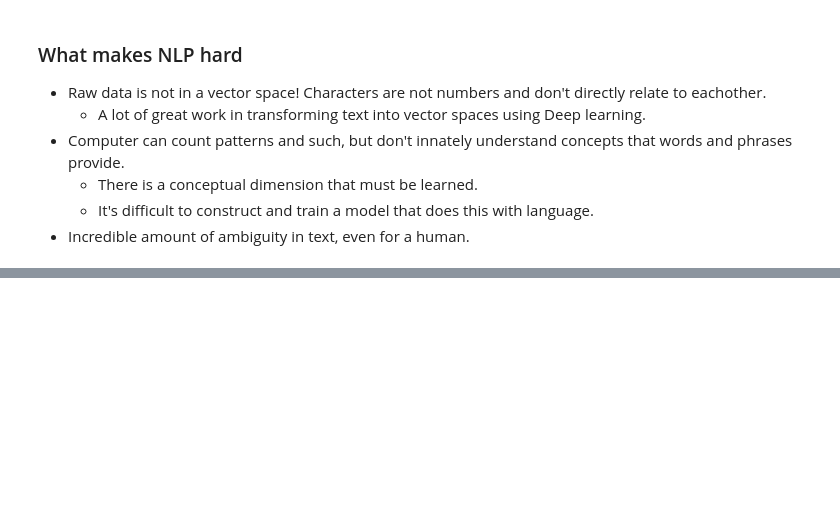
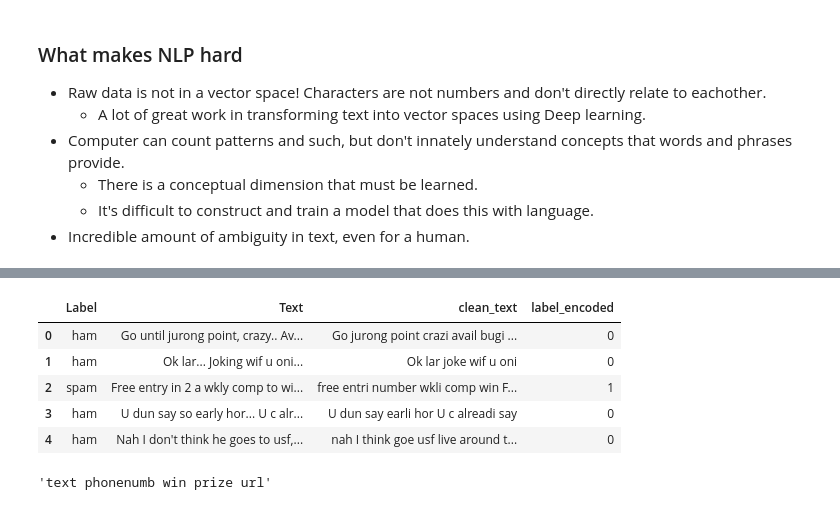
Before and after one commit to JeremyBYU/mdp-machine-learning, a Jupyter notebook: presentation/mdp_presentation_1.ipynb, the cells around one changed output, grey strips where cells are left out. Drawn from its saved outputs; the diff is of its cells as text; code cells hidden in the pictures; blank space fills up the shorter version.

```diff
--- a/presentation/mdp_presentation_1.ipynb
+++ b/presentation/mdp_presentation_1.ipynb
@@ -409,0 +441,3 @@ graph
+# %%
+df_spam = pd.read_table('data/SMSSpamCollection.txt', header=None)
+df_spam = df_spam.rename(columns={0: "Label", 1: "Text"})
@@ -409,0 +464,7 @@ graph
+# %%
+np.random.seed(1)
+ham_examples = np.random.choice(df_spam[df_spam.Label == 'ham'].index, 2)
+spam_examples = np.random.choice(df_spam[df_spam.Label == 'spam'].index, 2)
+examples = ham_examples.tolist() + spam_examples.tolist()
+df_examples = df_spam.iloc[examples]
+pd.set_option('display.max_colwidth', -1)
@@ -409,0 +498,43 @@ graph
+# %%
+porter = nltk.PorterStemmer()
+stop_words = nltk.corpus.stopwords.words('english')
+
+def preprocess_text(text):
+    clean_text = regex_clean(text)
+    clean_text = ' '.join(
+        porter.stem(term.strip())
+        for term in clean_text.split()
+        if term not in set(stop_words)
+    )
+    return clean_text
+def regex_clean(text):
+    clean_text = re.sub(r'(https?:\/\/(?:www\.|(?!www))[a-zA-Z0-9][a-zA-Z0-9-]+[a-zA-Z0-9]\.[^\s]{2,}|www\.[a-zA-Z0-9][a-zA-Z0-9-]+[a-zA-Z0-9]\.[^\s]{2,}|https?:\/\/(?:www\.|(?!www))[a-zA-Z0-9]\.[^\s]{2,}|www\.[a-zA-Z0-9]\.[^\s]{2,})', 'url',
+                     text)
+    clean_text = re.sub(r'£|\$', 'mnsymb', clean_text)
+    clean_text = re.sub(
+        r'[2-9]\d{2}-\d{3}-\d{4}',
+        'phonenumber', clean_text)
+    clean_text = re.sub(r'[^\w\d\s]', ' ', clean_text)
+    clean_text = re.sub(r'\s\d{4,6}\s', ' shrtcode ', clean_text)
+    clean_text = re.sub(r'\d+(\.\d+)?', ' number ', clean_text)
+
+    clean_text = re.sub(r'\s+', ' ', clean_text)
+
+    return clean_text
+df_spam['clean_text'] = df_spam.Text.apply(preprocess_text)
+
+le = LabelEncoder()
+df_spam['label_encoded'] = le.fit_transform(df_spam['Label'].values)
+# %%
+df_spam.head()
+# %% [output]
+|  | Label | Text | clean_text | label_encoded |
+| 0 | ham | Go until jurong point, crazy.. Av... | Go jurong point crazi avail bugi ... | 0 |
+| 1 | ham | Ok lar... Joking wif u oni... | Ok lar joke wif u oni | 0 |
+| 2 | spam | Free entry in 2 a wkly comp to wi... | free entri number wkli comp win F... | 1 |
+| 3 | ham | U dun say so early hor... U c alr... | U dun say earli hor U c alreadi say | 0 |
+| 4 | ham | Nah I don't think he goes to usf,... | nah I think goe usf live around t... | 0 |
+# %%
+preprocess_text('TEXT me at 801-458-3434 to win prize at www.spam.com')
+# %% [output]
+'text phonenumb win prize url'
```
Also changed, not shown: parts of 20 cells of this notebook, 1 other file.
